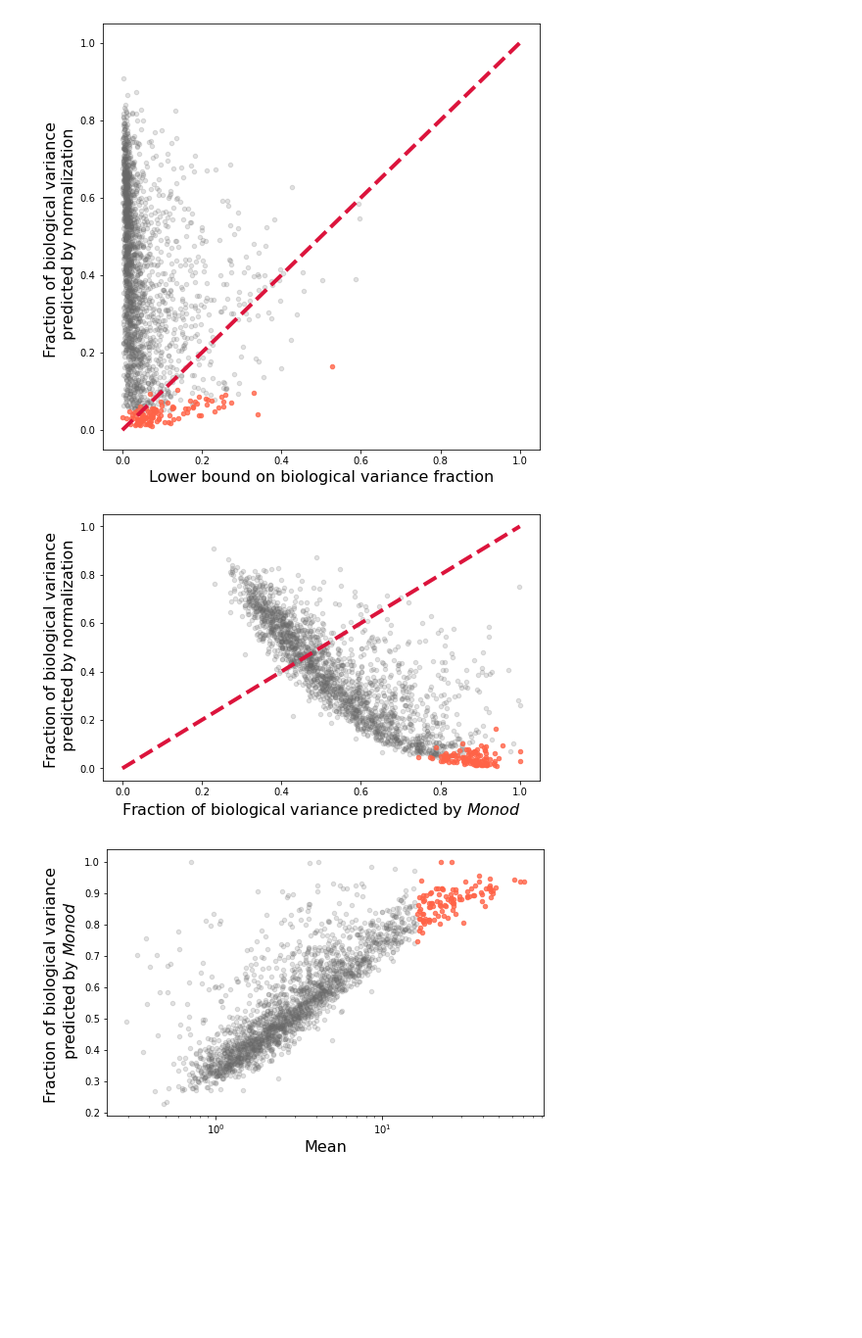
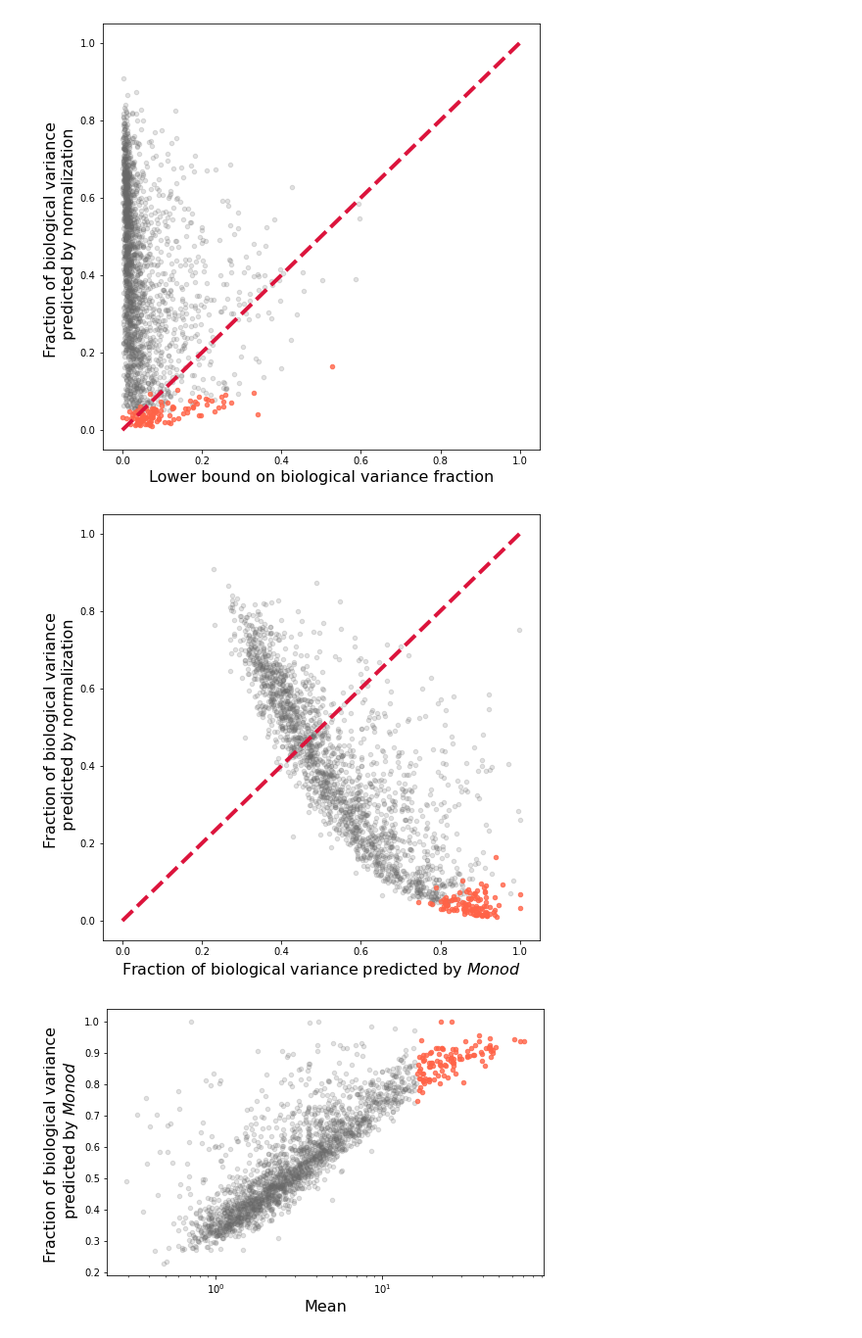
Before and after one commit to pachterlab/monod_examples, a Jupyter notebook: manuscript_computation/gg220602_allen_cellsubtypes_norm.ipynb, the cells around one changed output. Shown at 98% size. Saved outputs shown, nothing was run; the diff lists cells and outputs as text; code cells hidden in the pictures; blank space fills up the shorter version.

Commit message:
figures

```diff
--- a/manuscript_computation/gg220602_allen_cellsubtypes_norm.ipynb
+++ b/manuscript_computation/gg220602_allen_cellsubtypes_norm.ipynb
@@ -164,17 +164,17 @@ plt.savefig(fig_string,dpi=450)
 # %% [output]
 [figure]
 # %%
-plt.figure(figsize=(8,5))
+plt.figure(figsize=(8,8))
 plt.scatter(f_cluster_model[gf],f_tech_naive[gf],20,'dimgrey',alpha=0.2)
 plt.scatter(f_cluster_model[~gf],f_tech_naive[~gf],20,'tomato',alpha=0.8)
 plt.plot([0,1],[0,1],'--',c='crimson',linewidth=4)
 plt.xlabel('Fraction of biological variance predicted by $\it{Monod}$',fontsize=fs)
 plt.ylabel('Fraction of biological variance \n predicted by normalization',fontsize=fs)
 
 fig_string = sr.batch_analysis_string+'/mech_norm_var_clusters.png'
 plt.savefig(fig_string,dpi=450)
 # %% [output]
-[figure, old version]
+[figure, new version]
 # %%
 plt.figure(figsize=(8,5))
 plt.scatter(mean_total[gf],f_cluster_model[gf],20,'dimgrey',alpha=0.2)
```
Also changed, not shown: parts of 3 cells of this notebook, 2 other files.
